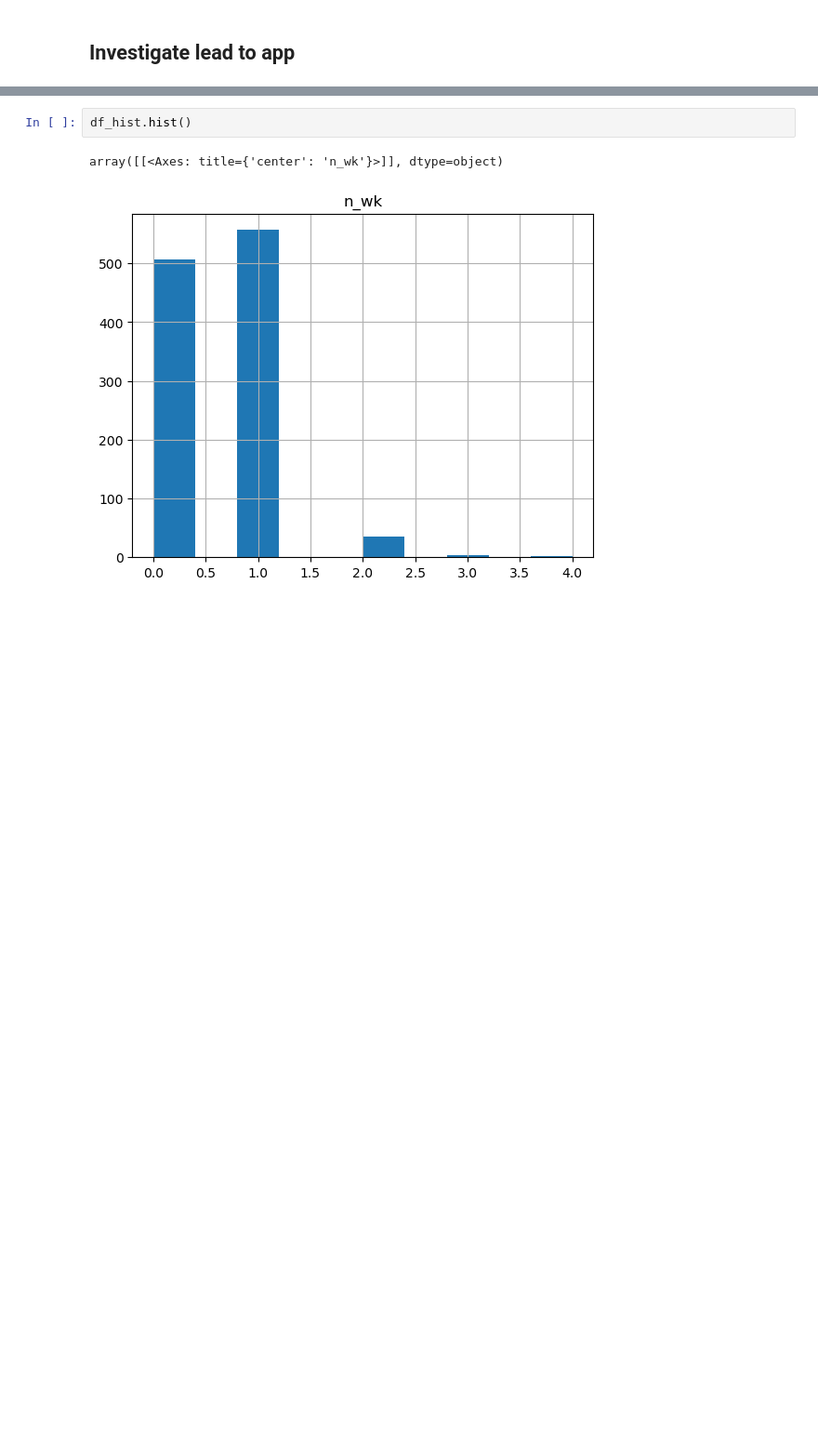
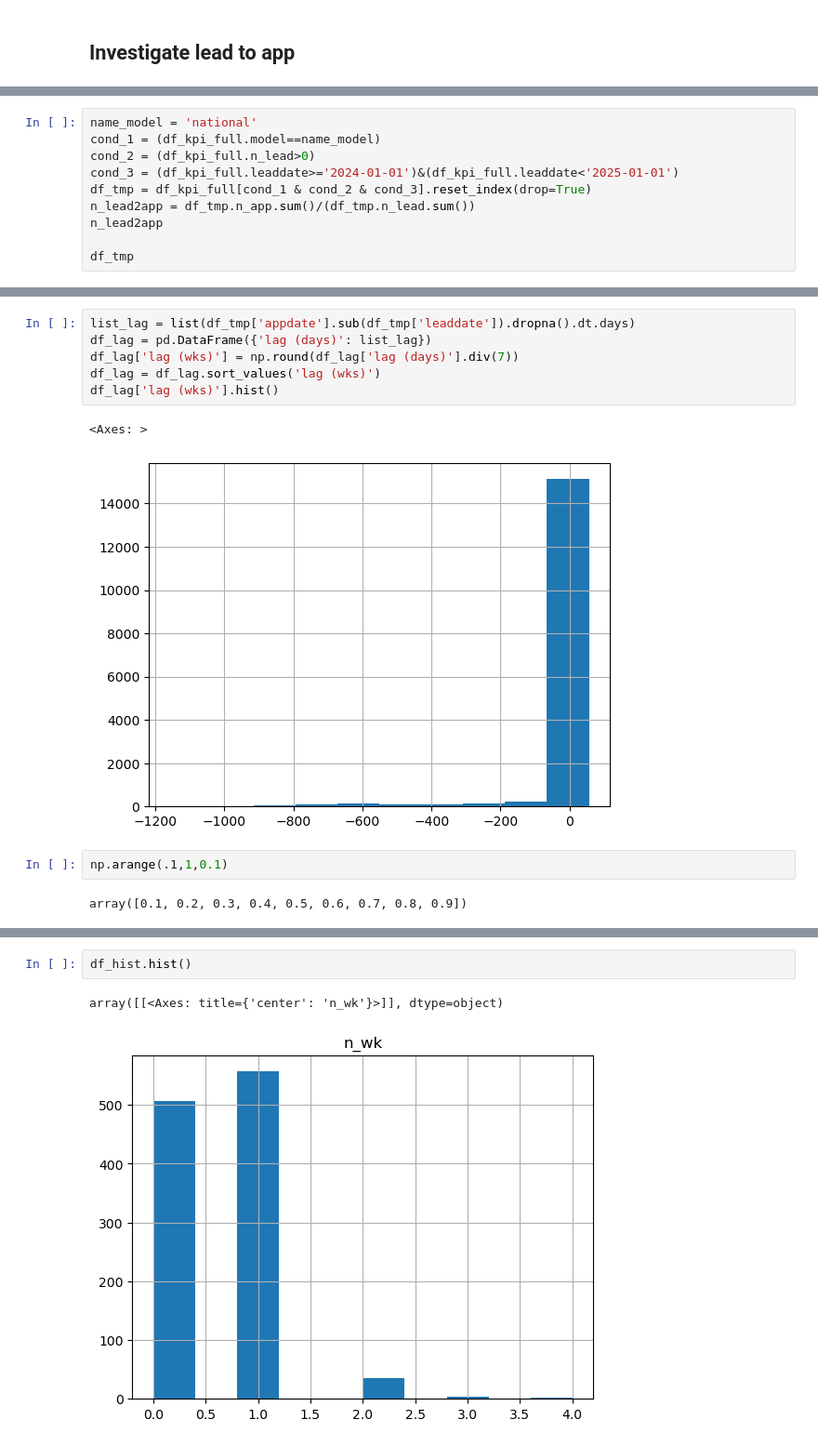
Before and after one commit to LevelInteractive/csu-mmm, a Jupyter notebook: code/CSU_dataWrangle_v0.1_KAT.ipynb, the cells around one changed output, grey strips where cells are left out. Shown at 93% size. Cells and saved outputs as stored; diff of their text form; blank space fills up the shorter version.

```diff
--- a/code/CSU_dataWrangle_v0.1_KAT.ipynb
+++ b/code/CSU_dataWrangle_v0.1_KAT.ipynb
@@ -121,0 +119,10 @@ df_hist = pd.DataFrame({'n_wk': lag_hist})
+# %%
+name_model = 'national'
+cond_1 = (df_kpi_full.model==name_model)
+cond_2 = (df_kpi_full.n_lead>0)
+cond_3 = (df_kpi_full.leaddate>='2024-01-01')&(df_kpi_full.leaddate<'2025-01-01')
+df_tmp = df_kpi_full[cond_1 & cond_2 & cond_3].reset_index(drop=True)
+n_lead2app = df_tmp.n_app.sum()/(df_tmp.n_lead.sum())
+n_lead2app
+
+df_tmp
@@ -121,0 +143,13 @@ df_hist = pd.DataFrame({'n_wk': lag_hist})
+# %%
+list_lag = list(df_tmp['appdate'].sub(df_tmp['leaddate']).dropna().dt.days)
+df_lag = pd.DataFrame({'lag (days)': list_lag})
+df_lag['lag (wks)'] = np.round(df_lag['lag (days)'].div(7))
+df_lag = df_lag.sort_values('lag (wks)')
+df_lag['lag (wks)'].hist()
+# %% [output]
+<Axes: >
+[figure, added]
+# %%
+np.arange(.1,1,0.1)
+# %% [output]
+array([0.1, 0.2, 0.3, 0.4, 0.5, 0.6, 0.7, 0.8, 0.9])
```
Also changed, not shown: parts of 14 cells of this notebook.
